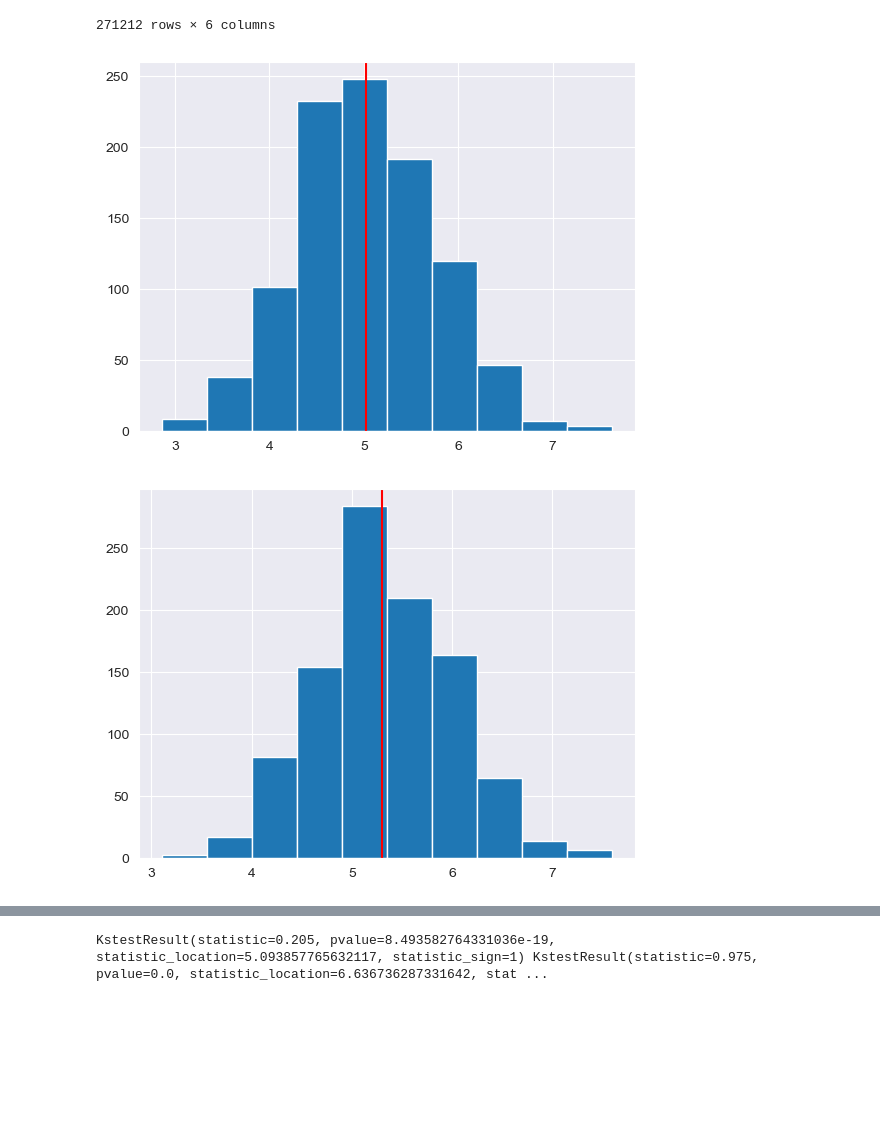
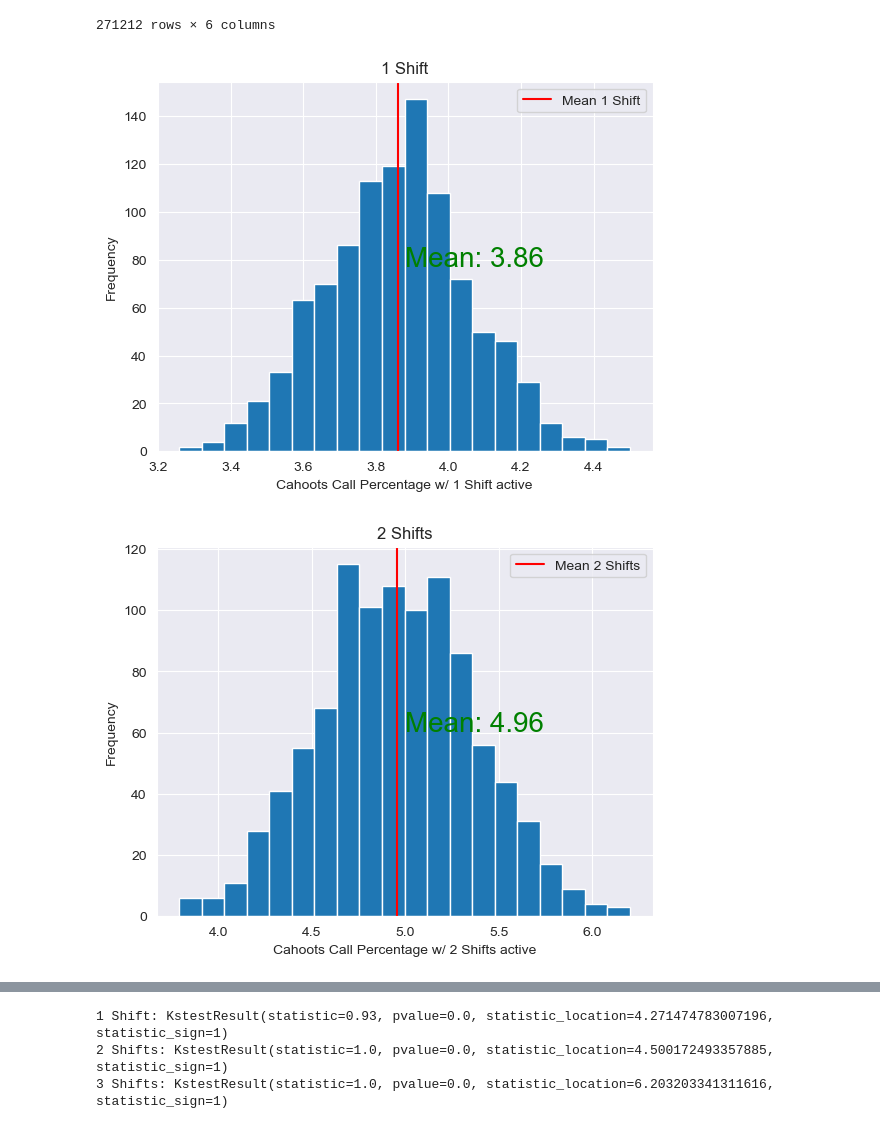
Before and after one commit to Elijah-Andrae56/ADCSI4SJ-EAndrae, a Jupyter notebook: DCSI 410 Final Project/cahoots_calls_over_time.ipynb, the cells around one changed output, grey strips where cells are left out. Cells and saved outputs as stored; diff of their text form; code cells hidden in the pictures; blank space fills up the shorter version.

Commit message:
KS_Tests added

```diff
--- a/DCSI 410 Final Project/cahoots_calls_over_time.ipynb
+++ b/DCSI 410 Final Project/cahoots_calls_over_time.ipynb
@@ -459,7 +459,7 @@ def shuffled_percentages(table, n, k):
     return mean_list
 # %%
 iterations = 1000
-inside_iterations = 1000
+inside_iterations = 10000
 
 means_1_shift = shuffled_percentages(shifts_1, iterations, inside_iterations)
 means_2_shift = shuffled_percentages(shifts_2, iterations, inside_iterations)
@@ -467,12 +467,20 @@ means_3_shift = shuffled_percentages(shifts_3, iterations, inside_iterations)
 # means_2_shift
 # %%
 shifts = [means_1_shift, means_2_shift, means_3_shift]
+shift_names = ["1 Shift", "2 Shifts", "3 Shifts"]
 
-for shift in shifts:
-    plt.hist(shift, bins=10)
-    plt.axvline(np.mean(shift), color='r')
+for shift, name in zip(shifts, shift_names):
+    plt.hist(shift, bins=20)
+    plt.axvline(np.mean(shift), color='r', label = f"Mean {name}")
+    plt.title(name)
+    plt.legend(loc='upper right')
+    ax = plt.gca()
+    plt.text(np.mean(ax.get_xlim()), np.mean(ax.get_ylim()), f"Mean: {round(np.mean(shift), 2)}", color='g', size=20)
+    plt.ylabel("Frequency")
+    plt.xlabel(f"Cahoots Call Percentage w/ {name} active")
+
     plt.show()
 means_2_shift
 # %% [output]
-[figure, old version]
+[figure, new version]
-[figure, old version]
+[figure, new version]
@@ -498,6 +506,10 @@ means_2_shift
 test_1 = stats.kstest(means_1_shift, means_2_shift)
 test_2 = stats.kstest(means_1_shift, means_3_shift)
 test_3 = stats.kstest(means_2_shift, means_3_shift)
-print(test_1, test_2, test_3)
+print(f"1 Shift: {test_1}")
+print(f"2 Shifts: {test_2}")
+print(f"3 Shifts: {test_3}")
 # %% [output]
-KstestResult(statistic=0.205, pvalue=8.493582764331036e-19, statistic_location=5.093857765632117, statistic_sign=1) KstestResult(statistic=0.975, pvalue=0.0, statistic_location=6.636736287331642, stat ...
+1 Shift: KstestResult(statistic=0.93, pvalue=0.0, statistic_location=4.271474783007196, statistic_sign=1)
+2 Shifts: KstestResult(statistic=1.0, pvalue=0.0, statistic_location=4.500172493357885, statistic_sign=1)
+3 Shifts: KstestResult(statistic=1.0, pvalue=0.0, statistic_location=6.203203341311616, statistic_sign=1)
```
Also changed, not shown: parts of 1 cell of this notebook.
